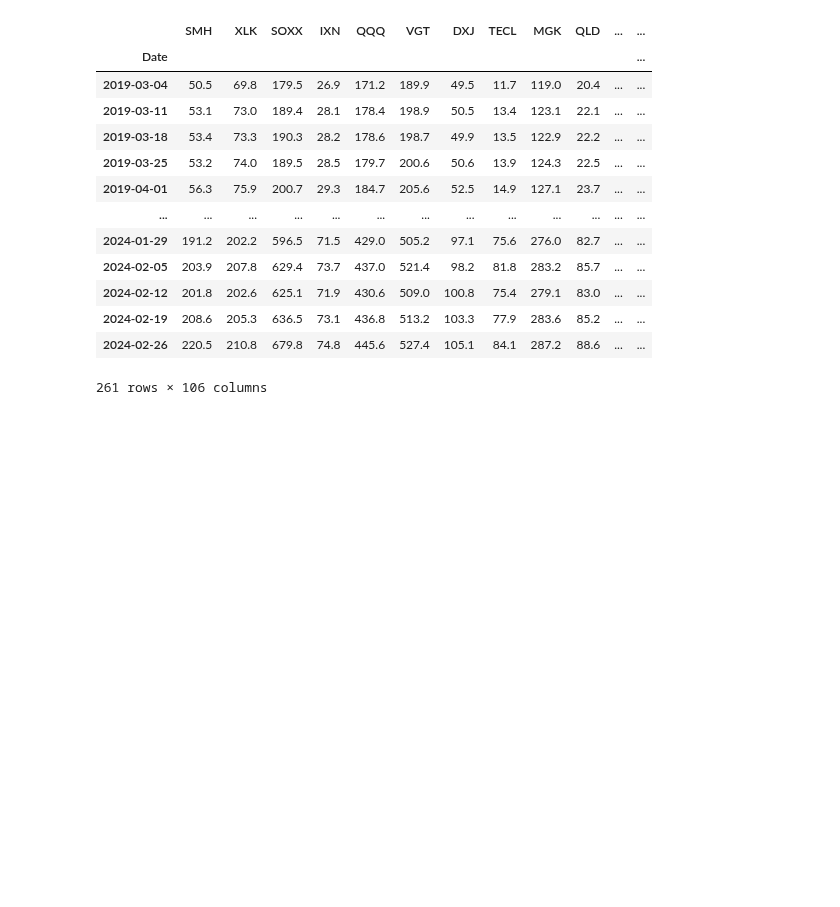
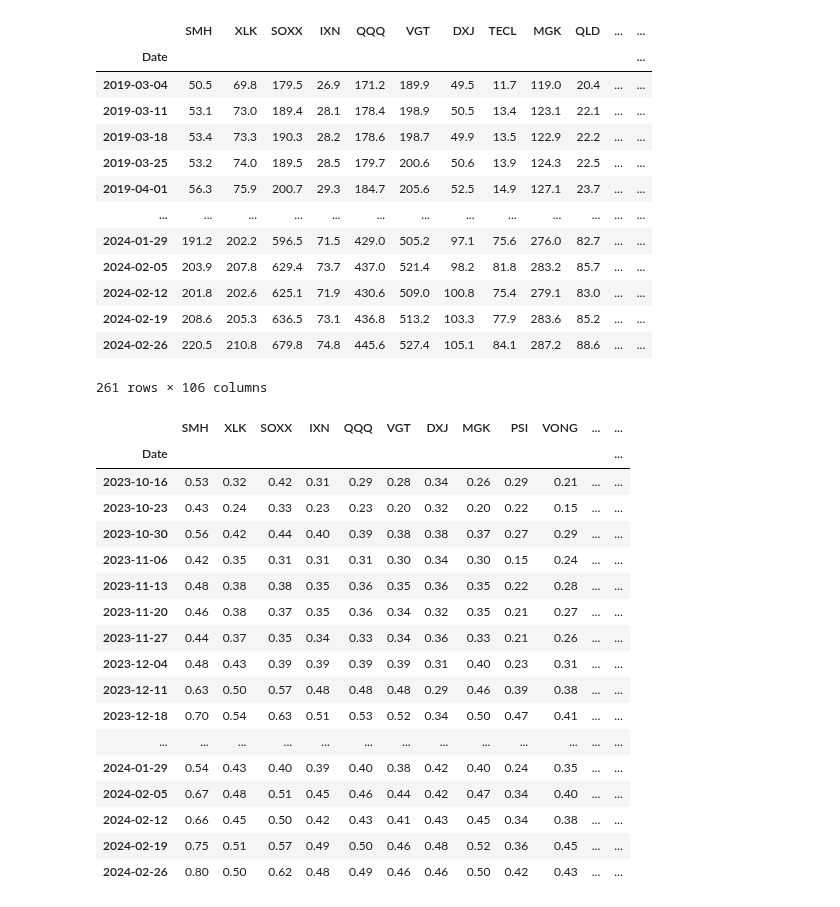
Before and after one commit to KAFKA2306/etf, a Jupyter notebook: top.ipynb, the cells around one changed output. Cells and saved outputs as stored; diff of their text form; code cells hidden in the pictures; blank space fills up the shorter version.

```diff
--- a/top.ipynb
+++ b/top.ipynb
@@ -91,60 +89,63 @@ df_etf_prices = etf_prices()
 | 2024-02-26 | 220.5 | 210.8 | 679.8 | 74.8 | 445.6 | 527.4 | 105.1 | 84.1 | 287.2 | 88.6 | ... | ... |
 261 rows × 106 columns
 # %%
-def calculate_moving_52_week_return():
-    """各ETFの52週間の移動平均リターンを計算する関数"""
-    cache = load_cache()
-    etf_returns = {}
+# シャープレシオのランキングからETF名を取得
+ranked_etfs = [etf for etf, _ in calculate_sharpe_ratios()]
 
-    # シャープレシオのランキングからETF名を取得
-    ranked_etfs = [etf for etf, _ in calculate_sharpe_ratios()]
+# キャッシュからデータをロード
+cache = load_cache()
 
-    for etf in ranked_etfs:
-        if etf in cache:
-            records = cache[etf]
-            if records and all('Date' in record for record in records):
-                try:
-                    prices_df = pd.DataFrame(records).set_index('Date')
-                    if 'Close' in prices_df.columns:
-                        # 52週間の移動平均リターンを計算
-                        prices_df['52_Week_Return'] = prices_df['Close'].pct_change(periods=52)
-                        etf_returns[etf] = prices_df['52_Week_Return']
-                except Exception as e:
-                    print(f"Error processing {etf}: {e}")
+# ETFの52週間の移動平均リターンを計算
+etf_returns = {}
+for etf in ranked_etfs:
+    if etf in cache:
+        records = cache[etf]
+        if records and all('Date' in record for record in records):
+            try:
+                prices_df = pd.DataFrame(records).set_index('Date')
+                if 'Close' in prices_df.columns:
+                    # 52週間の移動平均リターンを計算
+                    prices_df['52_Week_Return'] = prices_df['Close'].pct_change(periods=52)
+                    etf_returns[etf] = prices_df['52_Week_Return']
+            except Exception as e:
+                print(f"Error processing {etf}: {e}")
 
-    # ETFリターンのDataFrameを作成
-    df_returns = pd.DataFrame(etf_returns)
+# ETFリターンのDataFrameを作成
+df_returns = pd.DataFrame(etf_returns)
 
-    # シャープレシオのランキングでdf_returnsを並び替え
-    df_returns = df_returns[sharpe_ratios_ranking]
-
-    return df_returns
-
-def calculate_filtered_moving_52_week_return():
-    """52週リターンが-0.4を下回ったことのある銘柄を除外して計算する関数"""
-    df_returns = calculate_moving_52_week_return()
-    # -0.4を下回ったことのある銘柄を除外
-    filtered_etfs = df_returns.columns[(df_returns.min() > -0.3)]
-    df_filtered_returns = df_returns[filtered_etfs]
-    return df_filtered_returns
+# -0.4を下回ったことのある銘柄を除外
+filtered_etfs = df_returns.columns[(df_returns.min() > -0.4)]
+df_filtered_returns = df_returns[filtered_etfs]
 
 # 除外後の52週リターンを計算し、NaNを除去して最後の20行を表示
-df_filtered_returns = round(calculate_filtered_moving_52_week_return().dropna(how="all").dropna(axis=1, thresh=80), 2)
+df_filtered_returns = round(df_filtered_returns.dropna(how="all").dropna(axis=1, thresh=80), 2)
 display(df_filtered_returns.tail(20))
 
+# 52週間の移動平均リターンをプロット
+df_long = pd.melt(df_filtered_returns.reset_index(), id_vars=['Date'], var_name='ETF', value_name='52 Week Return')
 
-def plot_moving_52_week_return():
-    """52週間の移動平均リターンをプロットする関数"""
-    df_returns = df_filtered_returns
-    df_long = pd.melt(df_returns.reset_index(), id_vars=['Date'], var_name='ETF', value_name='52 Week Return')
+# Plotly Expressを使用してインタラクティブなグラフを作成
+fig = px.line(df_long, x='Date', y='52 Week Return', color='ETF',
+              title='ETFの52週間移動平均リターン', labels={'52 Week Return': '52週間リターン', 'Date': '日付'})
 
-    # Plotly Expressを使用してインタラクティブなグラフを作成
-    fig = px.line(df_long, x='Date', y='52 Week Return', color='ETF',
-                  title='ETFの52週間移動平均リターン', labels={'52 Week Return': '52週間リターン', 'Date': '日付'})
-
-    # グラフを表示
-    fig.show()
-
-# 52週間の移動平均リターンをプロット
-plot_moving_52_week_return()
+# グラフを表示
+fig.show()
 # %% [output]
+|  | SMH | XLK | SOXX | IXN | QQQ | VGT | DXJ | MGK | PSI | VONG | ... | ... |
+| Date |  |  |  |  |  |  |  |  |  |  |  | ... |
+| 2023-10-16 | 0.53 | 0.32 | 0.42 | 0.31 | 0.29 | 0.28 | 0.34 | 0.26 | 0.29 | 0.21 | ... | ... |
+| 2023-10-23 | 0.43 | 0.24 | 0.33 | 0.23 | 0.23 | 0.20 | 0.32 | 0.20 | 0.22 | 0.15 | ... | ... |
+| 2023-10-30 | 0.56 | 0.42 | 0.44 | 0.40 | 0.39 | 0.38 | 0.38 | 0.37 | 0.27 | 0.29 | ... | ... |
+| 2023-11-06 | 0.42 | 0.35 | 0.31 | 0.31 | 0.31 | 0.30 | 0.34 | 0.30 | 0.15 | 0.24 | ... | ... |
+| 2023-11-13 | 0.48 | 0.38 | 0.38 | 0.35 | 0.36 | 0.35 | 0.36 | 0.35 | 0.22 | 0.28 | ... | ... |
+| 2023-11-20 | 0.46 | 0.38 | 0.37 | 0.35 | 0.36 | 0.34 | 0.32 | 0.35 | 0.21 | 0.27 | ... | ... |
+| 2023-11-27 | 0.44 | 0.37 | 0.35 | 0.34 | 0.33 | 0.34 | 0.36 | 0.33 | 0.21 | 0.26 | ... | ... |
+| 2023-12-04 | 0.48 | 0.43 | 0.39 | 0.39 | 0.39 | 0.39 | 0.31 | 0.40 | 0.23 | 0.31 | ... | ... |
+| 2023-12-11 | 0.63 | 0.50 | 0.57 | 0.48 | 0.48 | 0.48 | 0.29 | 0.46 | 0.39 | 0.38 | ... | ... |
+| 2023-12-18 | 0.70 | 0.54 | 0.63 | 0.51 | 0.53 | 0.52 | 0.34 | 0.50 | 0.47 | 0.41 | ... | ... |
+| ... | ... | ... | ... | ... | ... | ... | ... | ... | ... | ... | ... | ... |
+| 2024-01-29 | 0.54 | 0.43 | 0.40 | 0.39 | 0.40 | 0.38 | 0.42 | 0.40 | 0.24 | 0.35 | ... | ... |
+| 2024-02-05 | 0.67 | 0.48 | 0.51 | 0.45 | 0.46 | 0.44 | 0.42 | 0.47 | 0.34 | 0.40 | ... | ... |
+| 2024-02-12 | 0.66 | 0.45 | 0.50 | 0.42 | 0.43 | 0.41 | 0.43 | 0.45 | 0.34 | 0.38 | ... | ... |
+| 2024-02-19 | 0.75 | 0.51 | 0.57 | 0.49 | 0.50 | 0.46 | 0.48 | 0.52 | 0.36 | 0.45 | ... | ... |
+| 2024-02-26 | 0.80 | 0.50 | 0.62 | 0.48 | 0.49 | 0.46 | 0.46 | 0.50 | 0.42 | 0.43 | ... | ... |
```
Also changed, not shown: parts of 3 cells of this notebook.
